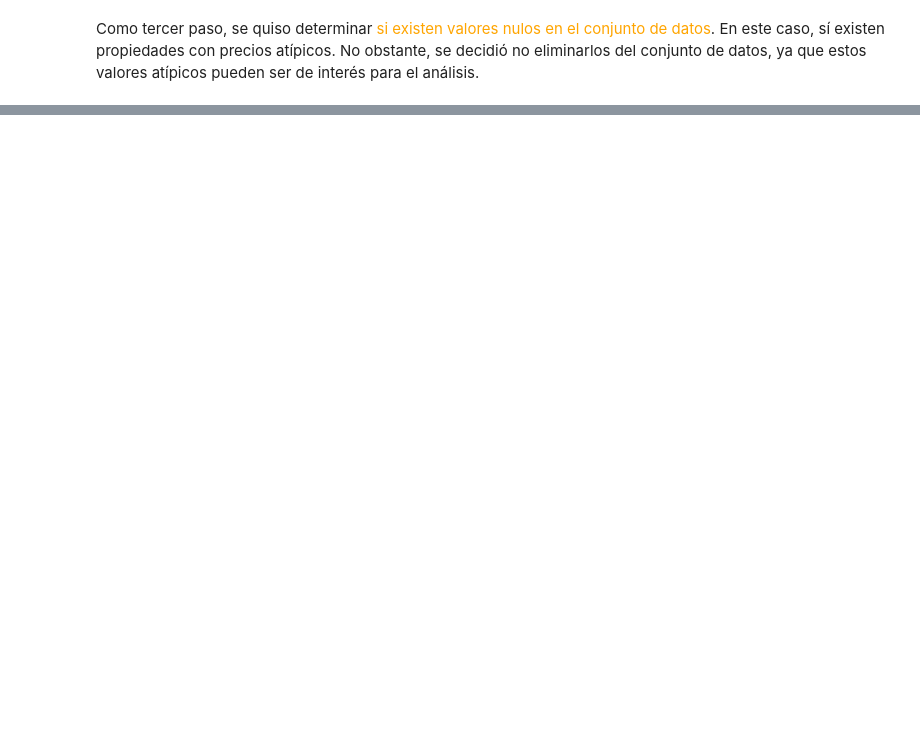
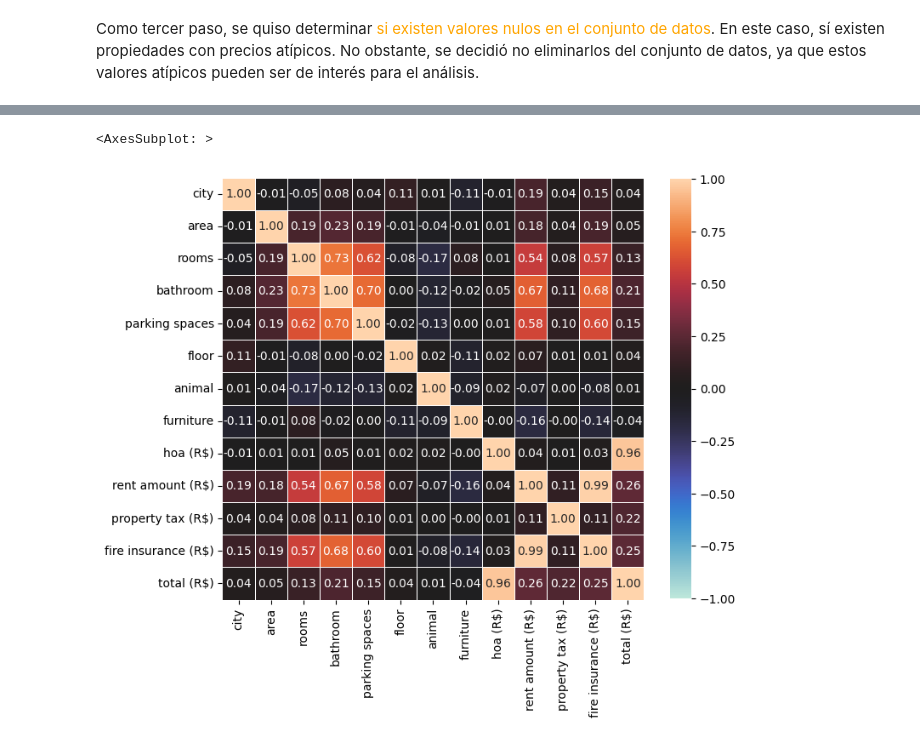
Before and after one commit to stefanoaragoni/Lab8_DataScience, a Jupyter notebook: lab8.ipynb, the cells around one changed output, grey strips where cells are left out. Cells and saved outputs as stored; diff of their text form; code cells hidden in the pictures; blank space fills up the shorter version.

```diff
--- a/lab8.ipynb
+++ b/lab8.ipynb
@@ -125,0 +175,7 @@ sns.boxplot(data=df, orient='h', palette='Set2')
+# %%
+# Encodificar variables categóricas
+df['city'] = df['city'].astype('category').cat.codes
+df['animal'] = df['animal'].astype('category').cat.codes
+df['furniture'] = df['furniture'].astype('category').cat.codes
+
+df.head(10)
@@ -125,0 +199,14 @@ sns.boxplot(data=df, orient='h', palette='Set2')
+# %%
+# Verificar correlación
+corr = df.corr()
+
+# Configuración de la figura
+fig, ax = plt.subplots(figsize=(8, 8))
+
+# Mapa de calor
+sns.heatmap(corr, annot=True, fmt='.2f',
+            cbar_kws={'shrink': .8}, vmin=-1, vmax=1, center=0,
+            square=True, linewidths=.5, cbar=True)
+# %% [output]
+<AxesSubplot: >
+[figure, added]
```
Also changed, not shown: parts of 13 cells of this notebook.
